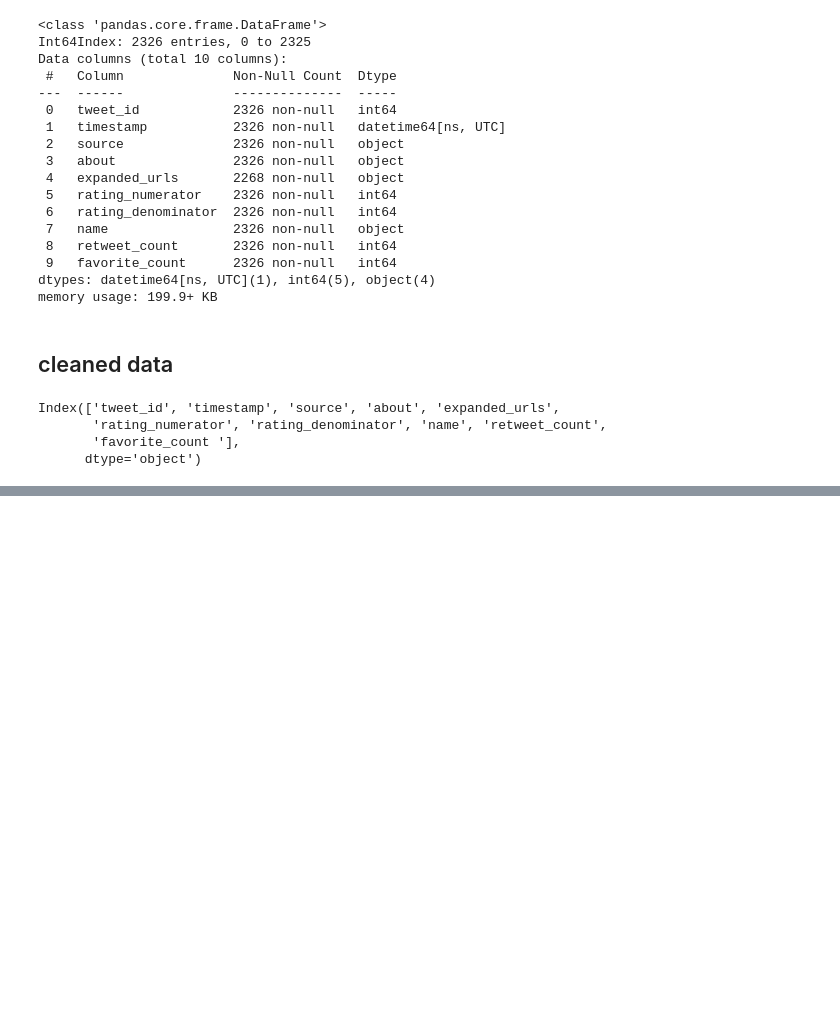
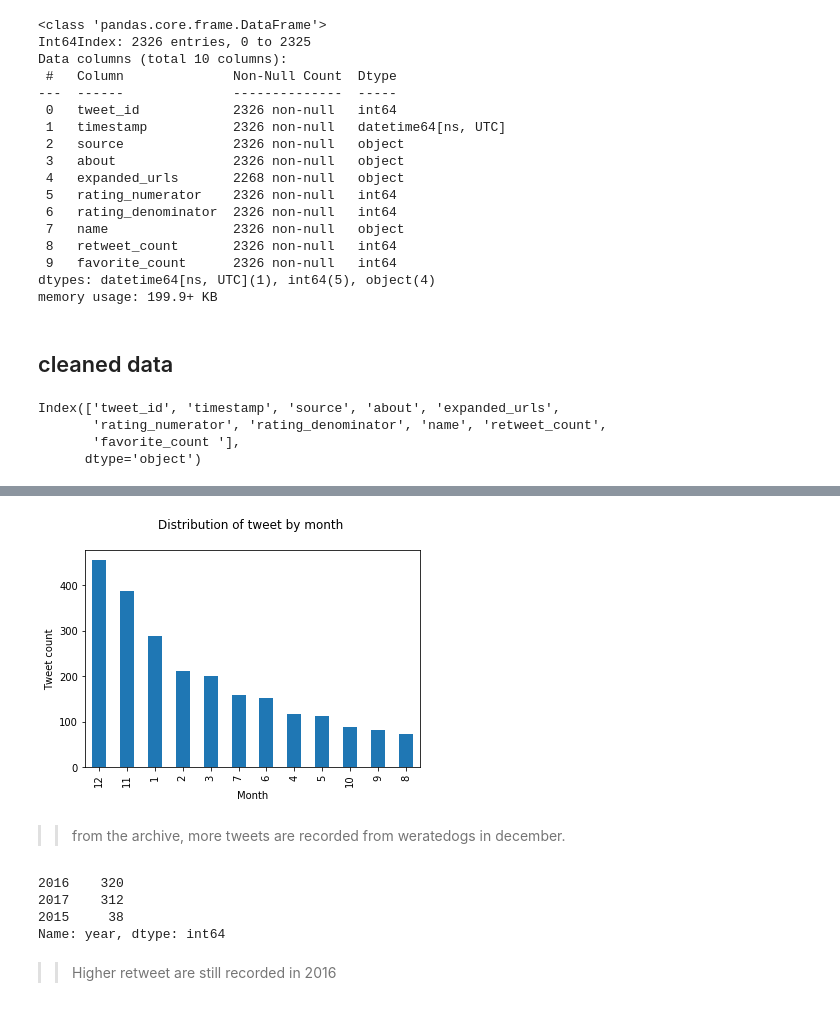
Before and after one commit to RoyalVee/Data-Exploration-and-Analysis-of-WeRateDogs-Tweets, a Jupyter notebook: Untitled.ipynb, the cells around one changed output, grey strips where cells are left out. Saved outputs shown, nothing was run; the diff lists cells and outputs as text; code cells hidden in the pictures; blank space fills up the shorter version.

```diff
--- a/Untitled.ipynb
+++ b/Untitled.ipynb
@@ -809,0 +961,10 @@ AttributeError: 'DataFrame' object has no attribute 'affectionate_term'
+# %%
+twitter_archive_master['month'].value_counts().plot(kind = "bar")
+plt.xlabel('Month')
+plt.ylabel('Tweet count')
+plt.title('Distribution of tweet by month \n')
+plt.show()
+# %% [output]
+[figure, added]
+# %% [markdown]
+>> from the archive, more tweets are recorded from weratedogs in december.
@@ -809,0 +974,10 @@ AttributeError: 'DataFrame' object has no attribute 'affectionate_term'
+# %%
+# distribution of retweets count by years for retweets above avaerage
+time_twt.year.value_counts()
+# %% [output]
+2016    320
+2017    312
+2015     38
+Name: year, dtype: int64
+# %% [markdown]
+>> Higher retweet are still recorded in 2016
```
Also changed, not shown: parts of 35 cells of this notebook.
